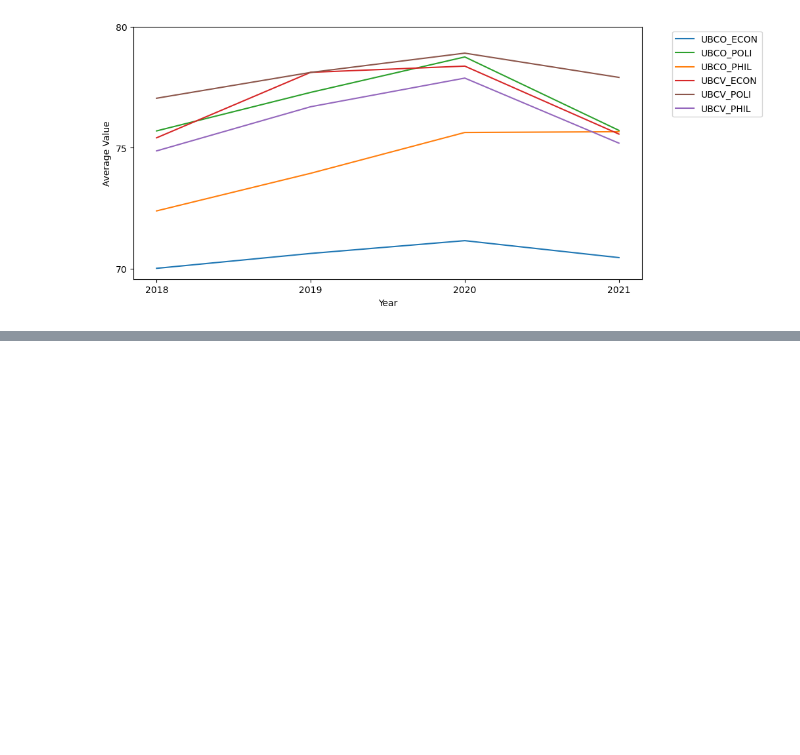
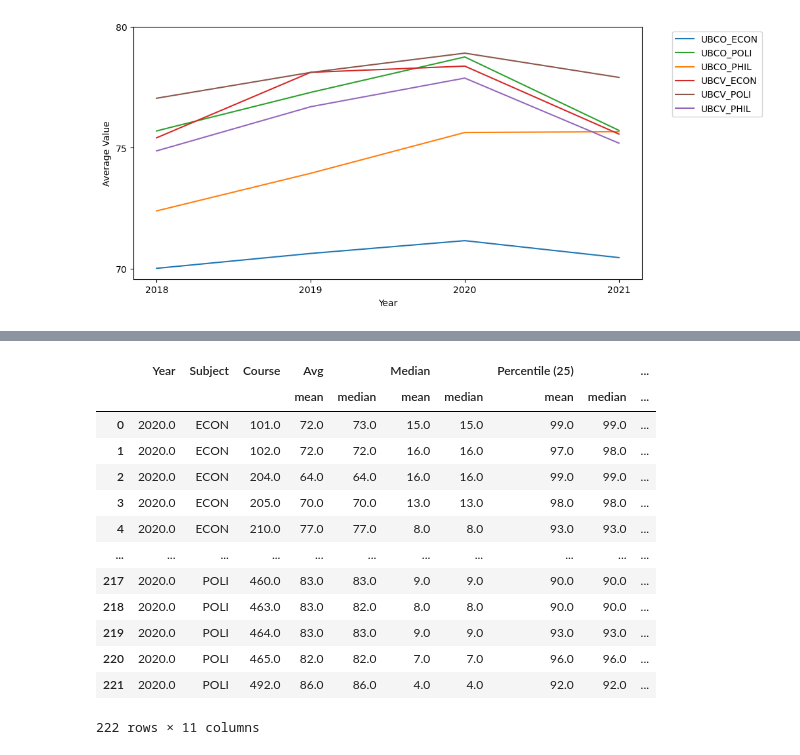
Before and after one commit to ubco-W2022T2-data301/project-group-group03, a Jupyter notebook: analysis/analysis1.ipynb, the cells around one changed output, grey strips where cells are left out. Drawn from its saved outputs; the diff is of its cells as text; code cells hidden in the pictures; blank space fills up the shorter version.

```diff
--- a/analysis/analysis1.ipynb
+++ b/analysis/analysis1.ipynb
@@ -82,0 +87,48 @@ See the caveats in the documentation: https://pandas.pydata.org/pandas-docs/stab
+# %%
+df = pd.read_csv('../data/processed/processeddata.csv')
+
+def preprocess_data(df, columns_to_drop):
+    processed_df = (
+        df
+        .drop(columns=columns_to_drop)  # Drop unnecessary columns
+        .query("Year >= 2020 & Year < 2021")  # Filter data for years 2020
+        .groupby(['Year', 'Subject', 'Course'])  # Group data by year, subject, and course
+        .agg({
+            'Avg': ['mean', 'median'],  # Calculate the mean and median of the average grades
+            'Median': ['mean', 'median'],  # Calculate the mean and median of the median grades
+            'Percentile (25)': ['mean', 'median'],  # Calculate the mean and median of the 25th percentile
+            'Percentile (75)': ['mean', 'median'],  # Calculate the mean and median of the 75th percentile
+        })
+        .round(0)  # Round the summary statistics to the nearest whole number
+        .sort_values(by=['Year', 'Subject', 'Course'])  # Sort the DataFrame by year, subject, and course
+        .reset_index()  # Reset the index
+    )
+# Wrap your method chain in a function
+    return processed_df
+# Load the dataset
+df = pd.read_csv('../data/processed/processeddata.csv')
+
+
+# Define the columns to drop
+columns_to_drop = ['Section']
+
+# Call the preprocess_data function
+processed_df = preprocess_data(df, columns_to_drop)
+
+# Print the processed DataFrame
+processed_df
+# %% [output]
+|  | Year | Subject | Course | Avg |  | Median |  | Percentile (25) |  | ... |
+|  |  |  |  | mean | median | mean | median | mean | median | ... |
+| 0 | 2020.0 | ECON | 101.0 | 72.0 | 73.0 | 15.0 | 15.0 | 99.0 | 99.0 | ... |
+| 1 | 2020.0 | ECON | 102.0 | 72.0 | 72.0 | 16.0 | 16.0 | 97.0 | 98.0 | ... |
+| 2 | 2020.0 | ECON | 204.0 | 64.0 | 64.0 | 16.0 | 16.0 | 99.0 | 99.0 | ... |
+| 3 | 2020.0 | ECON | 205.0 | 70.0 | 70.0 | 13.0 | 13.0 | 98.0 | 98.0 | ... |
+| 4 | 2020.0 | ECON | 210.0 | 77.0 | 77.0 | 8.0 | 8.0 | 93.0 | 93.0 | ... |
+| ... | ... | ... | ... | ... | ... | ... | ... | ... | ... | ... |
+| 217 | 2020.0 | POLI | 460.0 | 83.0 | 83.0 | 9.0 | 9.0 | 90.0 | 90.0 | ... |
+| 218 | 2020.0 | POLI | 463.0 | 83.0 | 82.0 | 8.0 | 8.0 | 90.0 | 90.0 | ... |
+| 219 | 2020.0 | POLI | 464.0 | 83.0 | 83.0 | 9.0 | 9.0 | 93.0 | 93.0 | ... |
+| 220 | 2020.0 | POLI | 465.0 | 82.0 | 82.0 | 7.0 | 7.0 | 96.0 | 96.0 | ... |
+| 221 | 2020.0 | POLI | 492.0 | 86.0 | 86.0 | 4.0 | 4.0 | 92.0 | 92.0 | ... |
+222 rows × 11 columns
```
Also changed, not shown: parts of 6 cells of this notebook, 2 other files.
